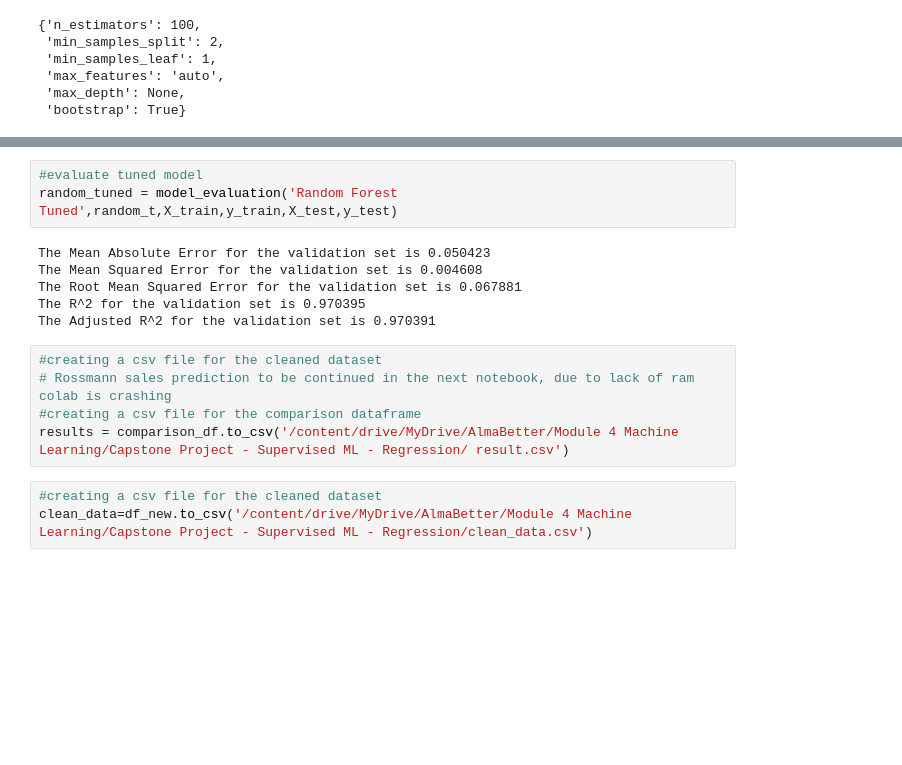
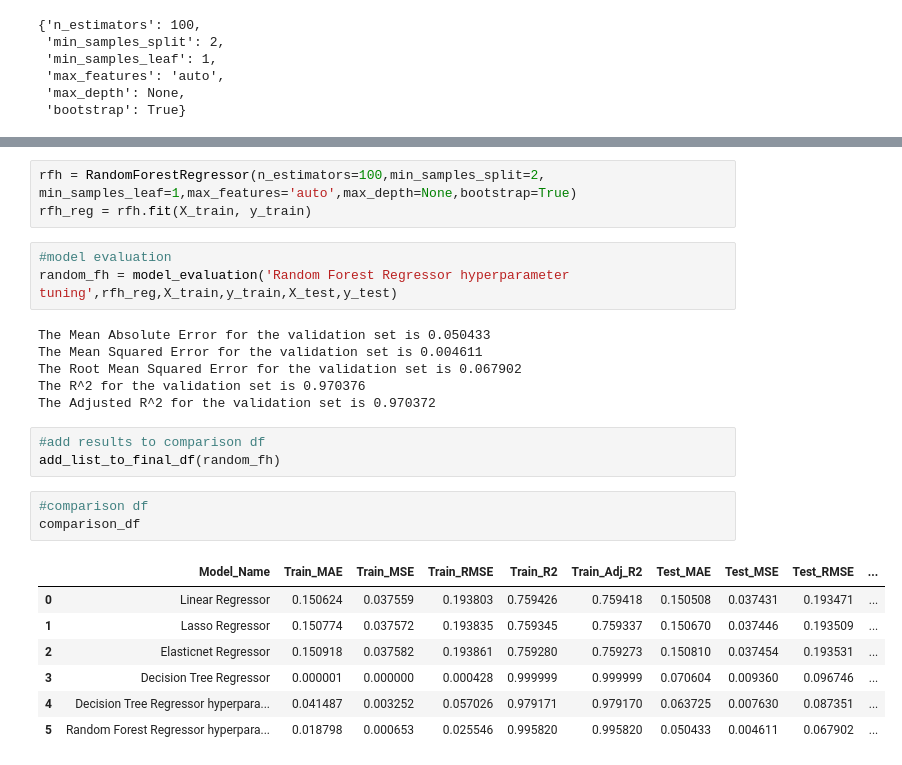
Before and after one commit to Faheemfemu/Retail_Sales_Prediction, a Jupyter notebook: Retail_Sales_Prediction.ipynb, the cells around one changed output, grey strips where cells are left out. Saved outputs shown, nothing was run; the diff lists cells and outputs as text; blank space fills up the shorter version.

```diff
--- a/Retail_Sales_Prediction.ipynb
+++ b/Retail_Sales_Prediction.ipynb
@@ -1184,17 +1158,26 @@ comparison_columns = ['Model_Name', 'Train_MAE', 'Train_MSE', 'Train_RMSE', 'Tra
+# %%
+rfh = RandomForestRegressor(n_estimators=100,min_samples_split=2, min_samples_leaf=1,max_features='auto',max_depth=None,bootstrap=True)
+rfh_reg = rfh.fit(X_train, y_train)
 # %%
-#evaluate tuned model
-random_tuned = model_evaluation('Random Forest Tuned',random_t,X_train,y_train,X_test,y_test)
+#model evaluation
+random_fh = model_evaluation('Random Forest Regressor hyperparameter tuning',rfh_reg,X_train,y_train,X_test,y_test)
 # %% [output]
-The Mean Absolute Error for the validation set is 0.050423
-The Mean Squared Error for the validation set is 0.004608
-The Root Mean Squared Error for the validation set is 0.067881
-The R^2 for the validation set is 0.970395
-The Adjusted R^2 for the validation set is 0.970391
+The Mean Absolute Error for the validation set is 0.050433
+The Mean Squared Error for the validation set is 0.004611
+The Root Mean Squared Error for the validation set is 0.067902
+The R^2 for the validation set is 0.970376
+The Adjusted R^2 for the validation set is 0.970372
-# %%
-#creating a csv file for the cleaned dataset
-# Rossmann sales prediction to be continued in the next notebook, due to lack of ram colab is crashing
-#creating a csv file for the comparison dataframe
-results = comparison_df.to_csv('/content/drive/MyDrive/AlmaBetter/Module 4 Machine Learning/Capstone Project - Supervised ML - Regression/ result.csv')
-# %%
-#creating a csv file for the cleaned dataset
-clean_data=df_new.to_csv('/content/drive/MyDrive/AlmaBetter/Module 4 Machine Learning/Capstone Project - Supervised ML - Regression/clean_data.csv')
+# %%
+#add results to comparison df
+add_list_to_final_df(random_fh)
+# %%
+#comparison df
+comparison_df
+# %% [output]
+|  | Model_Name | Train_MAE | Train_MSE | Train_RMSE | Train_R2 | Train_Adj_R2 | Test_MAE | Test_MSE | Test_RMSE | ... |
+| 0 | Linear Regressor | 0.150624 | 0.037559 | 0.193803 | 0.759426 | 0.759418 | 0.150508 | 0.037431 | 0.193471 | ... |
+| 1 | Lasso Regressor | 0.150774 | 0.037572 | 0.193835 | 0.759345 | 0.759337 | 0.150670 | 0.037446 | 0.193509 | ... |
+| 2 | Elasticnet Regressor | 0.150918 | 0.037582 | 0.193861 | 0.759280 | 0.759273 | 0.150810 | 0.037454 | 0.193531 | ... |
+| 3 | Decision Tree Regressor | 0.000001 | 0.000000 | 0.000428 | 0.999999 | 0.999999 | 0.070604 | 0.009360 | 0.096746 | ... |
+| 4 | Decision Tree Regressor hyperpara... | 0.041487 | 0.003252 | 0.057026 | 0.979171 | 0.979170 | 0.063725 | 0.007630 | 0.087351 | ... |
+| 5 | Random Forest Regressor hyperpara... | 0.018798 | 0.000653 | 0.025546 | 0.995820 | 0.995820 | 0.050433 | 0.004611 | 0.067902 | ... |
```
Also changed, not shown: parts of 41 cells of this notebook.
